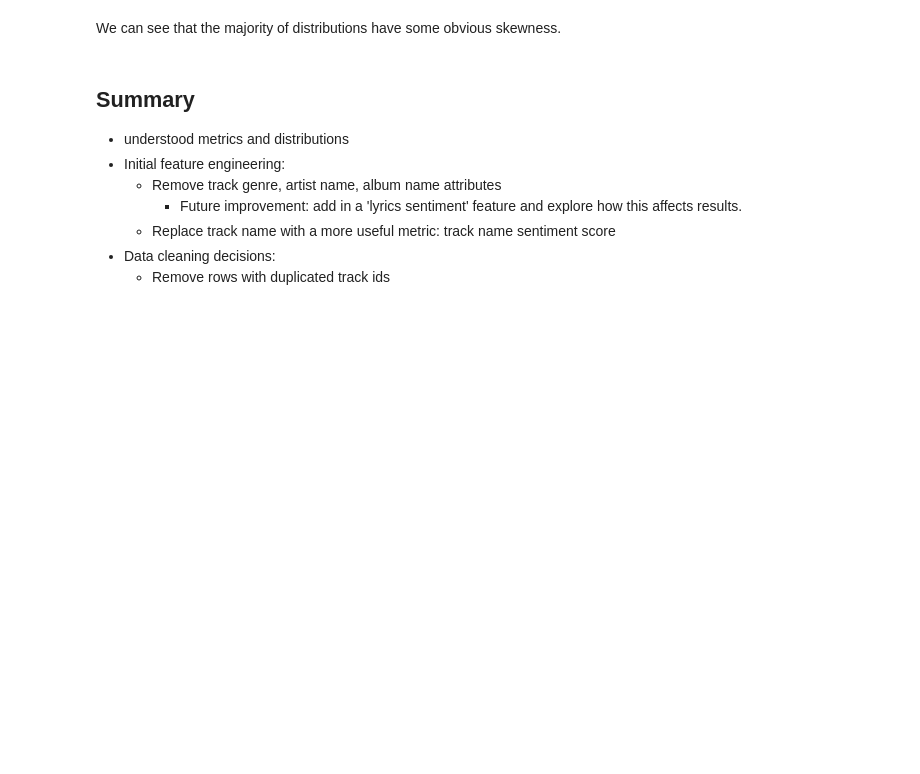
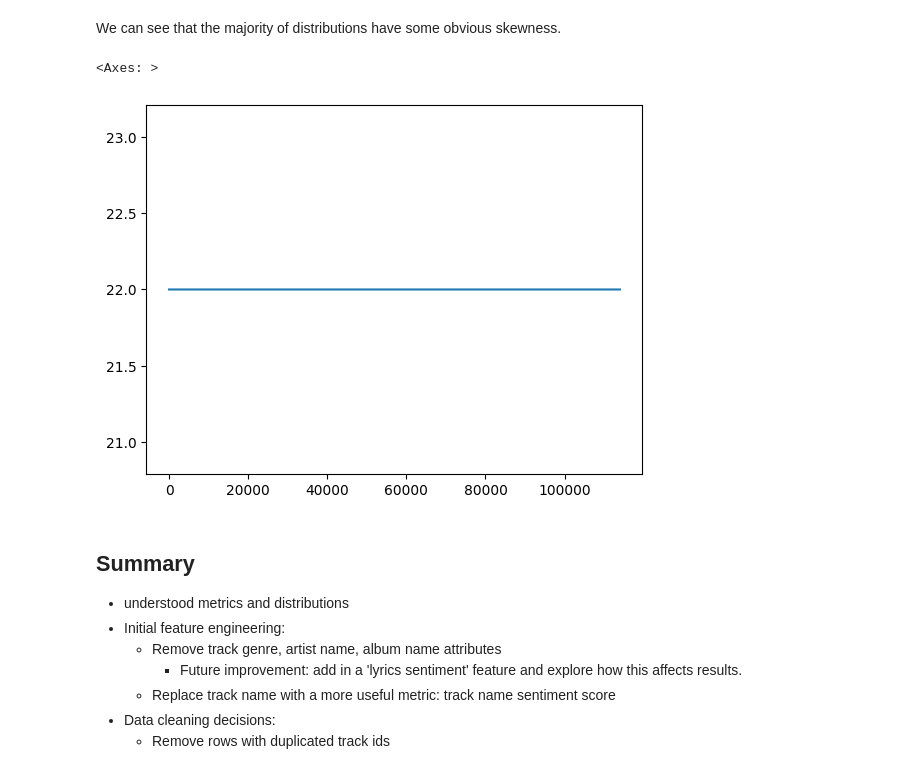
Before and after one commit to ayahusseini/spotify_success, a Jupyter notebook: pipeline/data_exploration.ipynb, the cells around one changed output. Saved outputs shown, nothing was run; the diff lists cells and outputs as text; code cells hidden in the pictures; blank space fills up the shorter version.

```diff
--- a/pipeline/data_exploration.ipynb
+++ b/pipeline/data_exploration.ipynb
@@ -444,6 +444,11 @@ plt.show()
 [figure]
 # %% [markdown]
 We can see that the majority of distributions have some obvious skewness.
+# %%
+data["track_id"].str.len().plot()
+# %% [output]
+<Axes: >
+[figure, added]
 # %% [markdown]
 ## Summary
 
```
Also changed, not shown: 1 other file.
